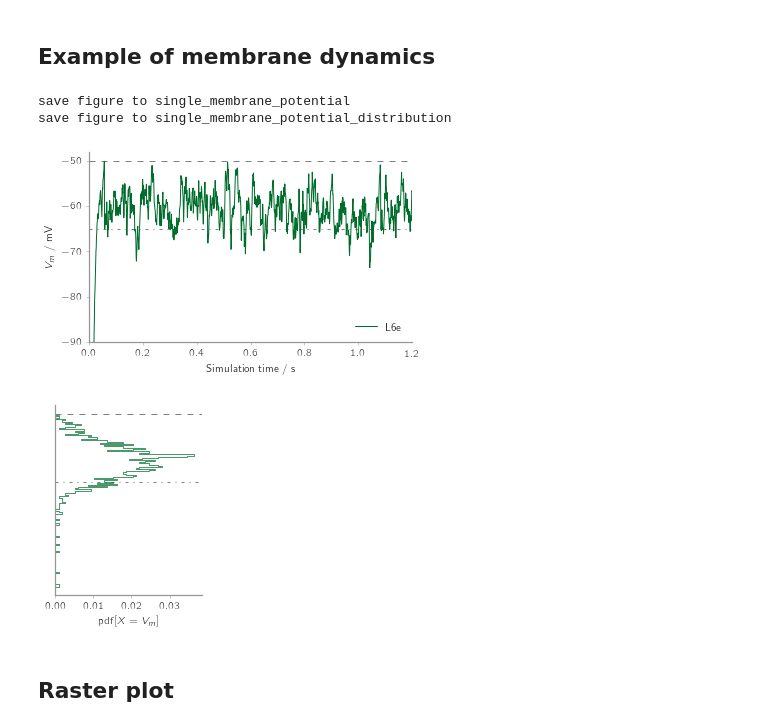
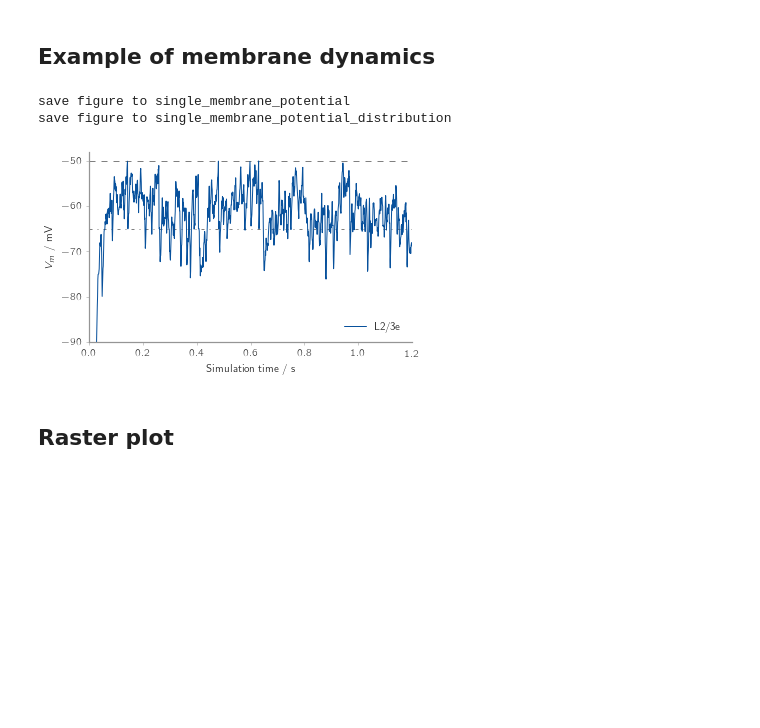
Before and after one commit to frschu/microcircuit, a Jupyter notebook: analysis/presentation.ipynb, the cells around one changed output. Cells and saved outputs as stored; diff of their text form; code cells hidden in the pictures; blank space fills up the shorter version.

```diff
--- a/analysis/presentation.ipynb
+++ b/analysis/presentation.ipynb
@@ -63,22 +63,23 @@ with h5py.File(path_res_file, "r") as res_file:
 bin_edges = np.linspace(V_min, V_max, n_bins_volt + 1)
 
 # Membrane potential over time
+
 fig1= plt.figure()
 fig1.set_size_inches(style.figsize[0], style.figsize[1])
 ax1 = hf.add_subplot(fig1, n_rows_cols=(1, 1), index_row_col=(0, 0), rowspan=1, colspan=1)
 
 # Histogram of membrane pot
-fig2 = plt.figure()
-fig2.set_size_inches(style.figsize[0]*0.45, style.figsize[1])
-ax2 = hf.add_subplot(fig2, n_rows_cols=(1, 1), index_row_col=(0, 0), rowspan=1, colspan=1)
+# fig2 = plt.figure()
+# fig2.set_size_inches(style.figsize[0]*0.45, style.figsize[1])
+# ax2 = hf.add_subplot(fig2, n_rows_cols=(1, 1), index_row_col=(0, 0), rowspan=1, colspan=1)
 
 
 for i, population in enumerate(populations):
     # specific neuron to plot from (j < 10)
-    j = 0
+    j = 1
 
     # Choose populations to plot from
-    pop1 = 6
+    pop1 = 0
 
     # two plots each
     if i==pop1:
@@ -123,35 +124,34 @@ for ax in [ax1]:
     ax.legend(loc=0)
 
 ax1.set_xlabel('Simulation time / s')
 
 # Histogram
 
 for ax in [ax2]:
 
     ax.plot([0, y_max_histo*1.1], [model.E_L + model.theta]*2,
              "--", linewidth=1., color="gray", zorder=0 )#, label="$\\theta$")
     ax.plot([0, y_max_histo*1.1], [model.E_L]*2,
              "-.", linewidth=1., color="gray", zorder=0 )#, label="$E_L$")
 
     ax.set_ylim(-90, V_max + 2)
     ax.set_xlim(0, y_max_histo*1.1)
     ax.set_yticks([])
     #ax.legend(loc=0)
 
 ax2.set_xlabel('$\mathrm{pdf}[X = V_m]$')
 #ax2.set_xlabel('Membrane potential $V_m$ / mV')
 
 fig_names = ("single_membrane_potential", "single_membrane_potential_distribution")
 for fig, fig_name in zip((fig1, fig2), fig_names):
     for ax in fig.axes:
         style.fixticks(ax)
     if save_fig:
         hf.saving_fig(fig, figure_path, fig_name)
 # %% [output]
 save figure to single_membrane_potential
 save figure to single_membrane_potential_distribution
-[figure, old version]
+[figure, new version]
-[figure, removed]
 # %% [markdown]
 ## Raster plot
 # %%
```
Also changed, not shown: parts of 4 cells of this notebook, 6 other files.
